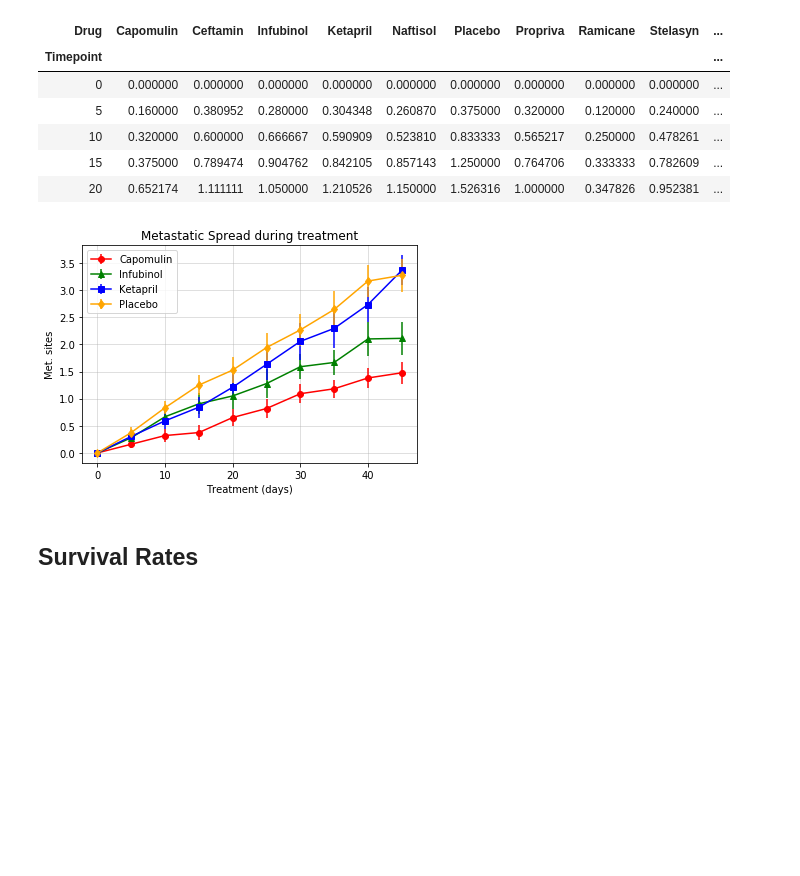
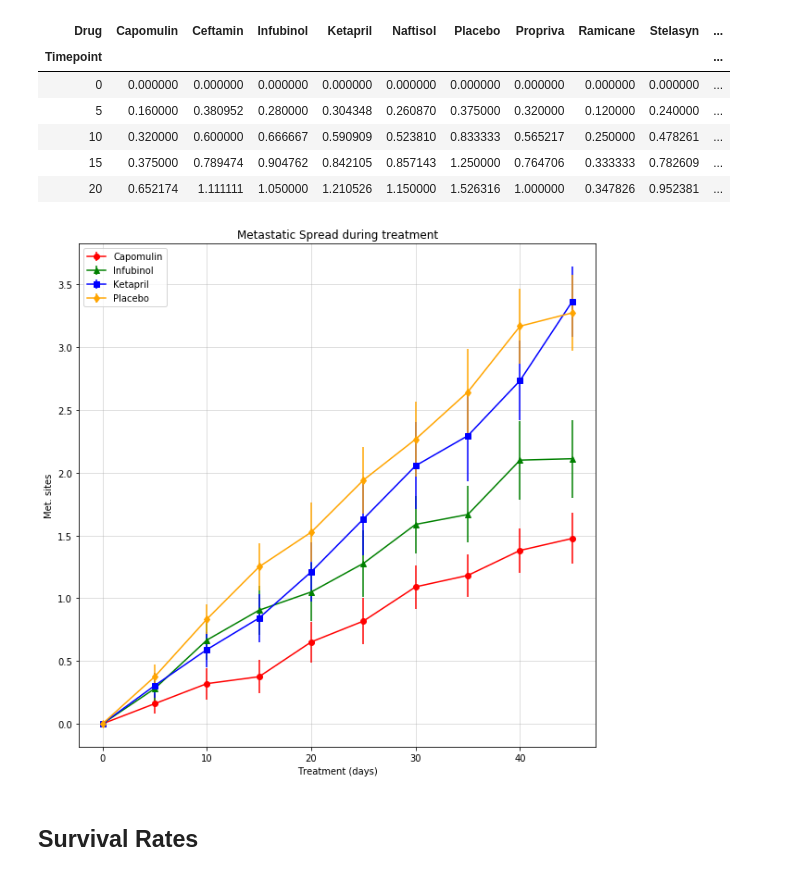
Before and after one commit to alvinochieng/Matplotlib_challenge, a Jupyter notebook: Pymaceuticals/pymaceuticals_starter.ipynb, the cells around one changed output. Drawn from its saved outputs; the diff is of its cells as text; code cells hidden in the pictures; blank space fills up the shorter version.

```diff
--- a/Pymaceuticals/pymaceuticals_starter.ipynb
+++ b/Pymaceuticals/pymaceuticals_starter.ipynb
@@ -197,25 +198,26 @@ mung_mean_mets.head()
 # %%
 # Generate the Plot (with Error Bars)
 plot_data2 = mung_mean_mets[["Capomulin","Infubinol","Ketapril","Placebo"]]
 err_data = mung_err_mets[["Capomulin","Infubinol","Ketapril","Placebo"]]
 
+plt.figure(figsize=(10,10))
 plt.errorbar(plot_data.index,plot_data2['Capomulin'], linestyle="-", yerr=err_data["Capomulin"], fmt='o', color="red", label="Capomulin")
 plt.errorbar(plot_data.index,plot_data2['Infubinol'], linestyle="-", yerr=err_data["Infubinol"], fmt='^', color="green", label="Infubinol")
 plt.errorbar(plot_data.index,plot_data2['Ketapril'], linestyle="-", yerr=err_data["Ketapril"], fmt='s', color="blue", label="Ketapril")
 plt.errorbar(plot_data.index,plot_data2['Placebo'], linestyle="-", yerr=err_data["Placebo"], fmt='d', color="orange", label="Placebo")
 
 plt.legend(loc="best")
 plt.title('Metastatic Spread during treatment')
 plt.grid(alpha = 0.5)
 plt.xlabel('Treatment (days)')
 plt.ylabel('Met. sites')
 
 # Save the Figure
 plt.savefig('Plot Figures/Metastatic Spread During Treatment.png')
 # Show the Figure
 plt.show()
 # %% [output]
-[figure, old version]
+[figure, new version]
 # %% [markdown]
 ## Survival Rates
 # %%
```
Also changed, not shown: parts of 6 cells of this notebook, 3 other files.
